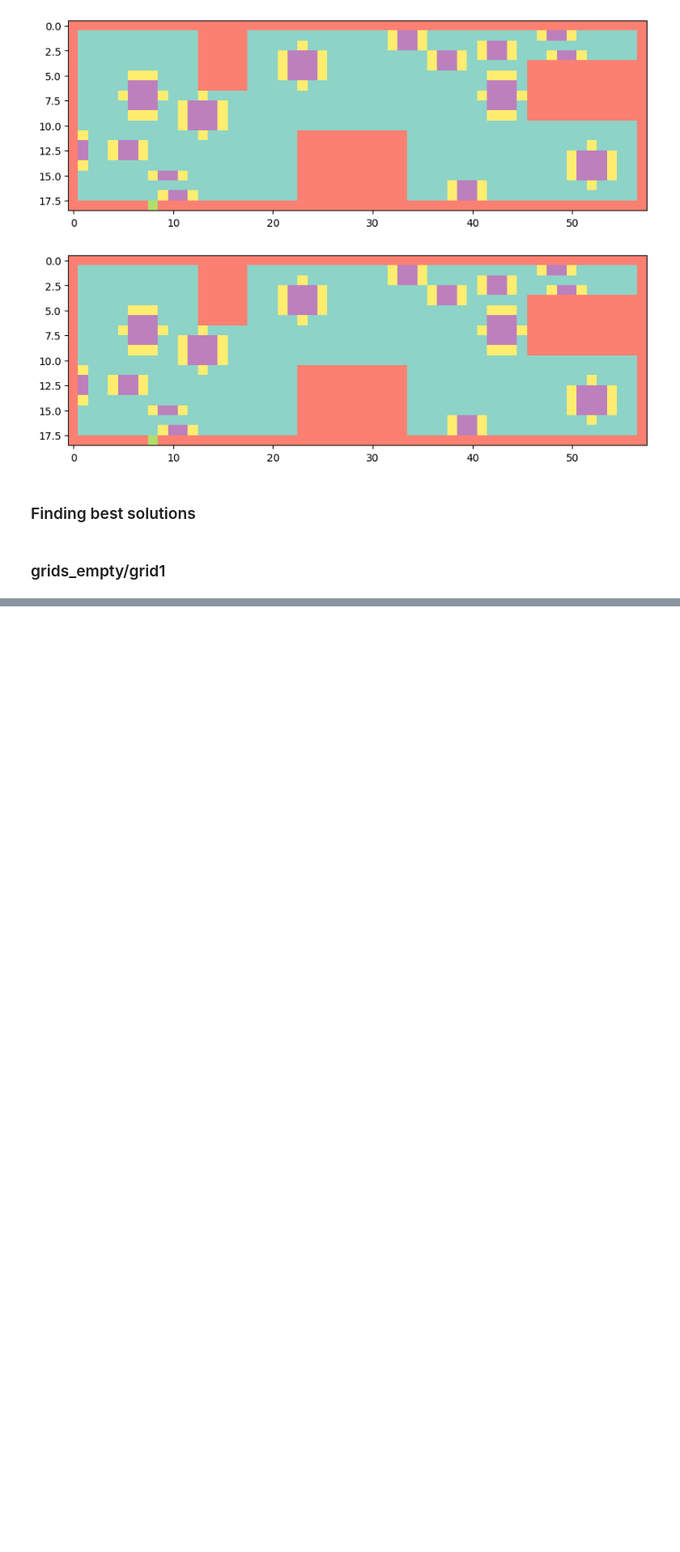
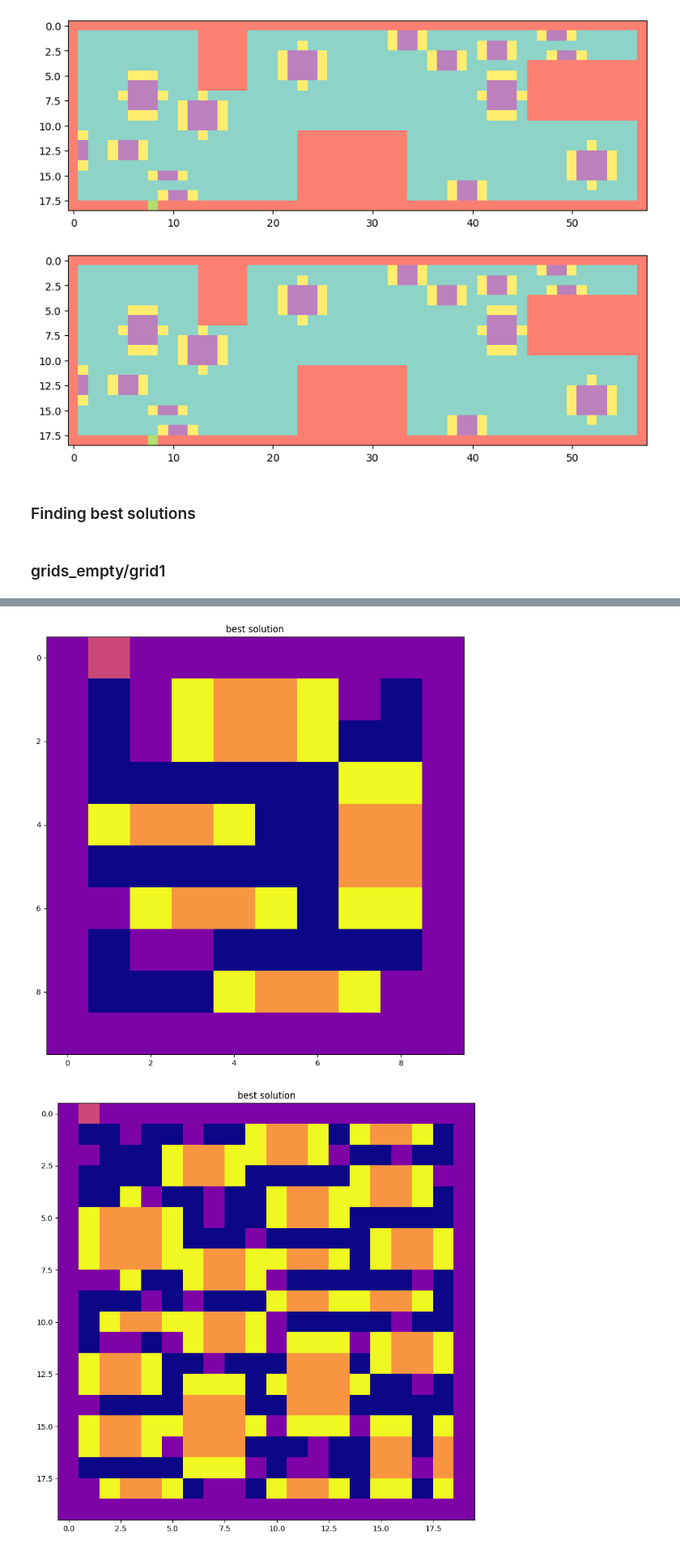
Before and after one commit to wojciechloboda/badania-operacyjne, a Jupyter notebook: tests.ipynb, the cells around one changed output, grey strips where cells are left out. Shown at 81% size. Drawn from its saved outputs; the diff is of its cells as text; code cells hidden in the pictures; blank space fills up the shorter version.

```diff
--- a/tests.ipynb
+++ b/tests.ipynb
@@ -248,0 +439,6 @@ BYYY
+# %%
+show_grid(stats100_10[-1]['best'], 'best solution')
+show_grid(stats100_20[-1]['best'], 'best solution')
+# %% [output]
+[figure, added]
+[figure, added]
```
Also changed, not shown: parts of 21 cells of this notebook, 6 other files.
